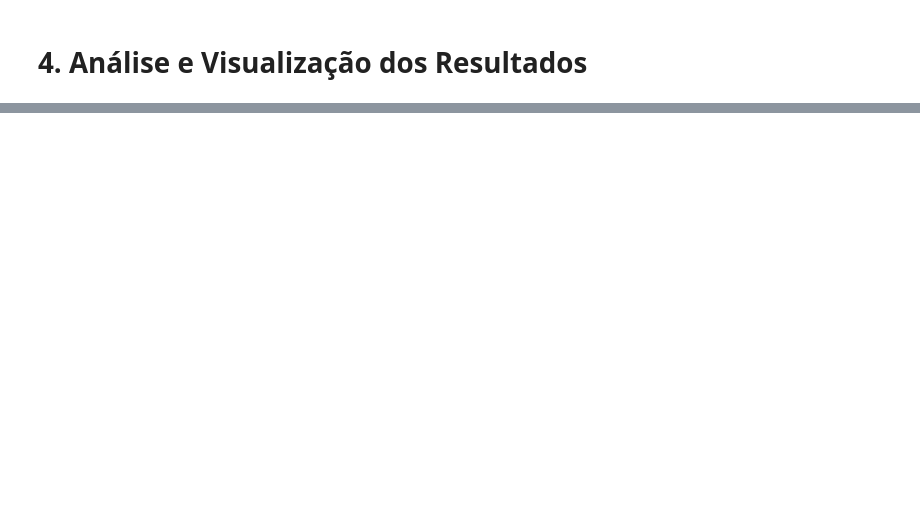
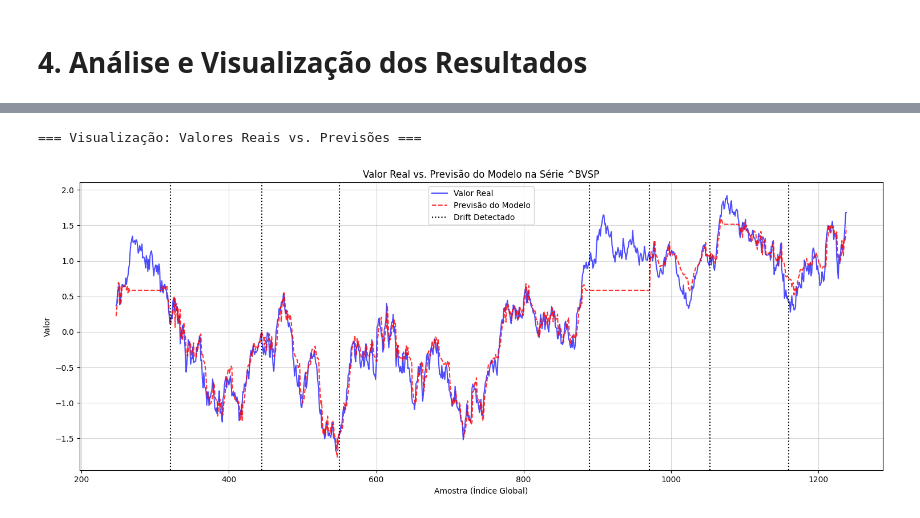
Before and after one commit to Ol1veirx/Drift-Detection-PIBIC---Framework, a Jupyter notebook: drift_detection_framework.ipynb, the cells around one changed output, grey strips where cells are left out. Drawn from its saved outputs; the diff is of its cells as text; code cells hidden in the pictures; blank space fills up the shorter version.

```diff
--- a/drift_detection_framework.ipynb
+++ b/drift_detection_framework.ipynb
@@ -410 +359,12 @@ RandomForestModelo    454
 Name: count, dtype: int64
+# %%
+Visualizer.visualizar_previsoes_vs_real(
+    initial_size=initial_size,
+    Y_stream=Y_stream,
+    predicoes_stream=predicoes_stream,
+    pontos_drift_detectados=pontos_drift_detectados,
+    serie_escolhida=serie_escolhida
+)
+# %% [output]
+=== Visualização: Valores Reais vs. Previsões ===
+[figure, added]
```
Also changed, not shown: parts of 5 cells of this notebook, 11 other files.
